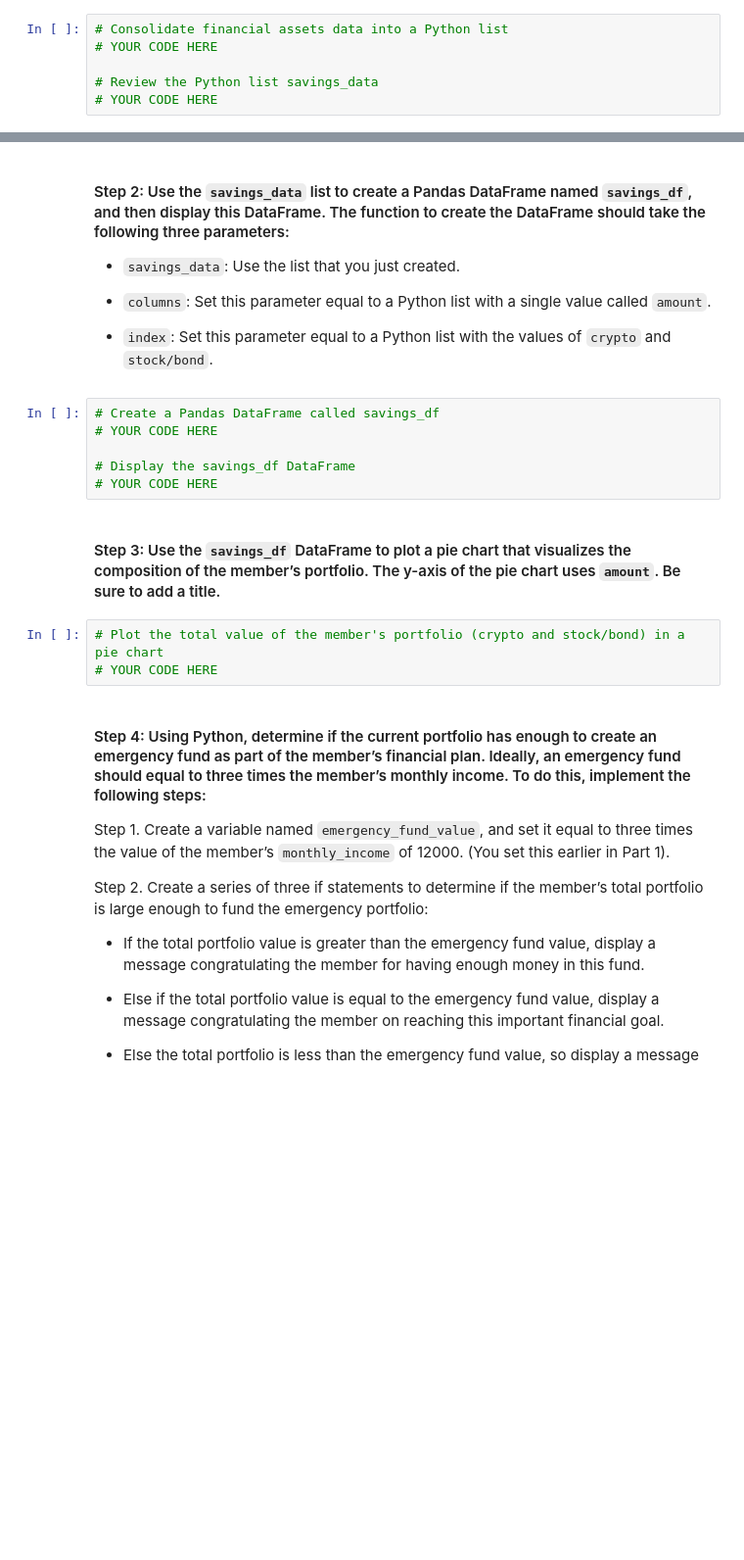
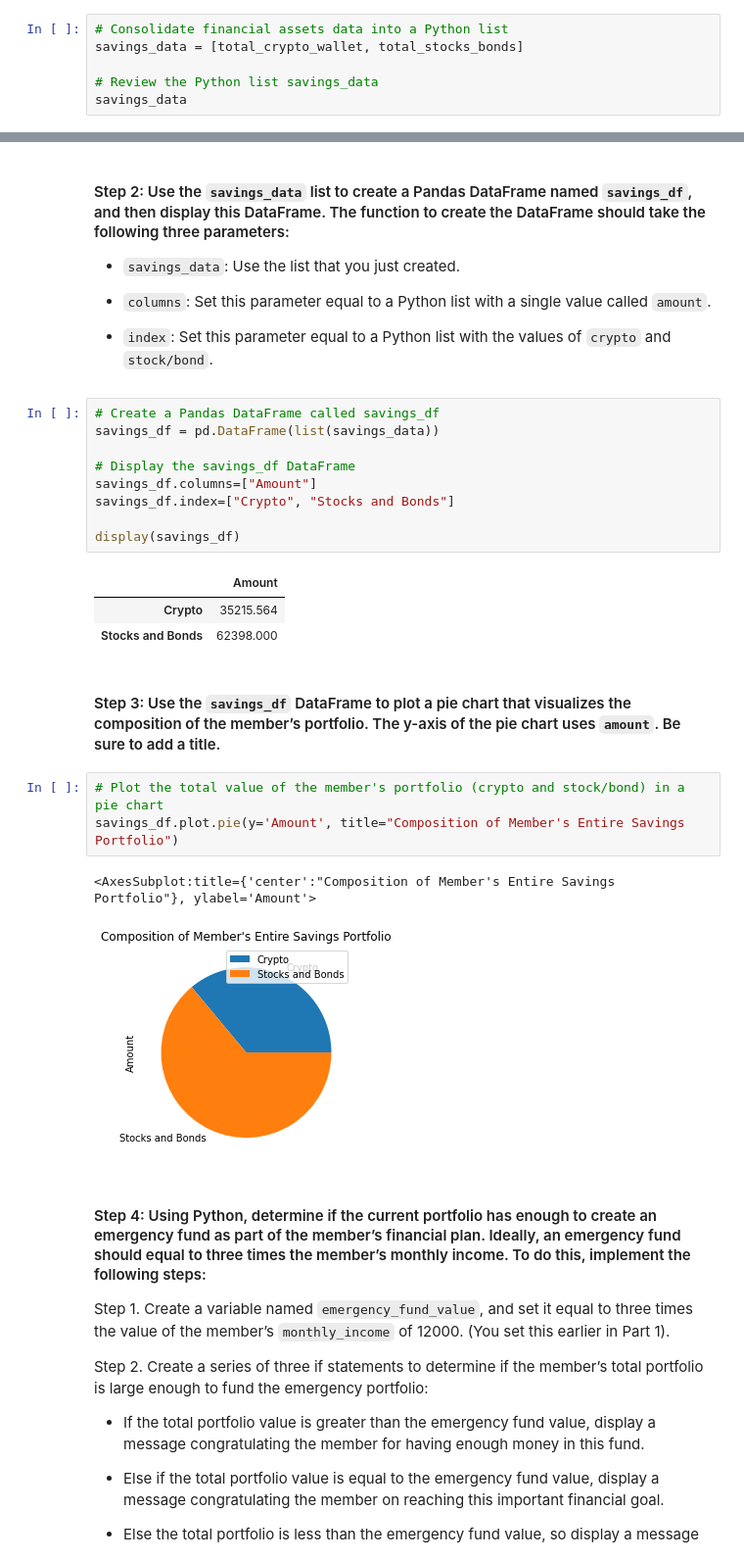
Before and after one commit to zvahidy/Financial-Planning, a Jupyter notebook: financial_planning_tools.ipynb, the cells around one changed output, grey strips where cells are left out. Shown at 98% size. Cells and saved outputs as stored; diff of their text form; blank space fills up the shorter version.

```diff
--- a/financial_planning_tools.ipynb
+++ b/financial_planning_tools.ipynb
@@ -338,7 +338,7 @@ In this section, you’ll use the valuations for the cryptocurrency wallet and f
 #### Step 1: Create a Python list named `savings_data` that has two elements. The first element contains the total value of the cryptocurrency wallet. The second element contains the total value of the stock and bond portions of the portfolio.
 # %%
 # Consolidate financial assets data into a Python list
-# YOUR CODE HERE
+savings_data = [total_crypto_wallet, total_stocks_bonds]
 
 # Review the Python list savings_data
-# YOUR CODE HERE
+savings_data
@@ -352,15 +354,25 @@ In this section, you’ll use the valuations for the cryptocurrency wallet and f
 - `index`: Set this parameter equal to a Python list with the values of `crypto` and `stock/bond`.
 # %%
 # Create a Pandas DataFrame called savings_df
-# YOUR CODE HERE
+savings_df = pd.DataFrame(list(savings_data))
 
 # Display the savings_df DataFrame
-# YOUR CODE HERE
+savings_df.columns=["Amount"]
+savings_df.index=["Crypto", "Stocks and Bonds"]
+
+display(savings_df)
+# %% [output]
+|  | Amount |
+| Crypto | 35215.564 |
+| Stocks and Bonds | 62398.000 |
 # %% [markdown]
 #### Step 3: Use the `savings_df` DataFrame to plot a pie chart that visualizes the composition of the member’s portfolio. The y-axis of the pie chart uses `amount`. Be sure to add a title.
 # %%
 # Plot the total value of the member's portfolio (crypto and stock/bond) in a pie chart
-# YOUR CODE HERE
+savings_df.plot.pie(y='Amount', title="Composition of Member's Entire Savings Portfolio")
+# %% [output]
+<AxesSubplot:title={'center':"Composition of Member's Entire Savings Portfolio"}, ylabel='Amount'>
+[figure, added]
 # %% [markdown]
 #### Step 4: Using Python, determine if the current portfolio has enough to create an emergency fund as part of the member’s financial plan. Ideally, an emergency fund should equal to three times the member’s monthly income. To do this, implement the following steps:
 
```
Also changed, not shown: parts of 4 cells of this notebook.
